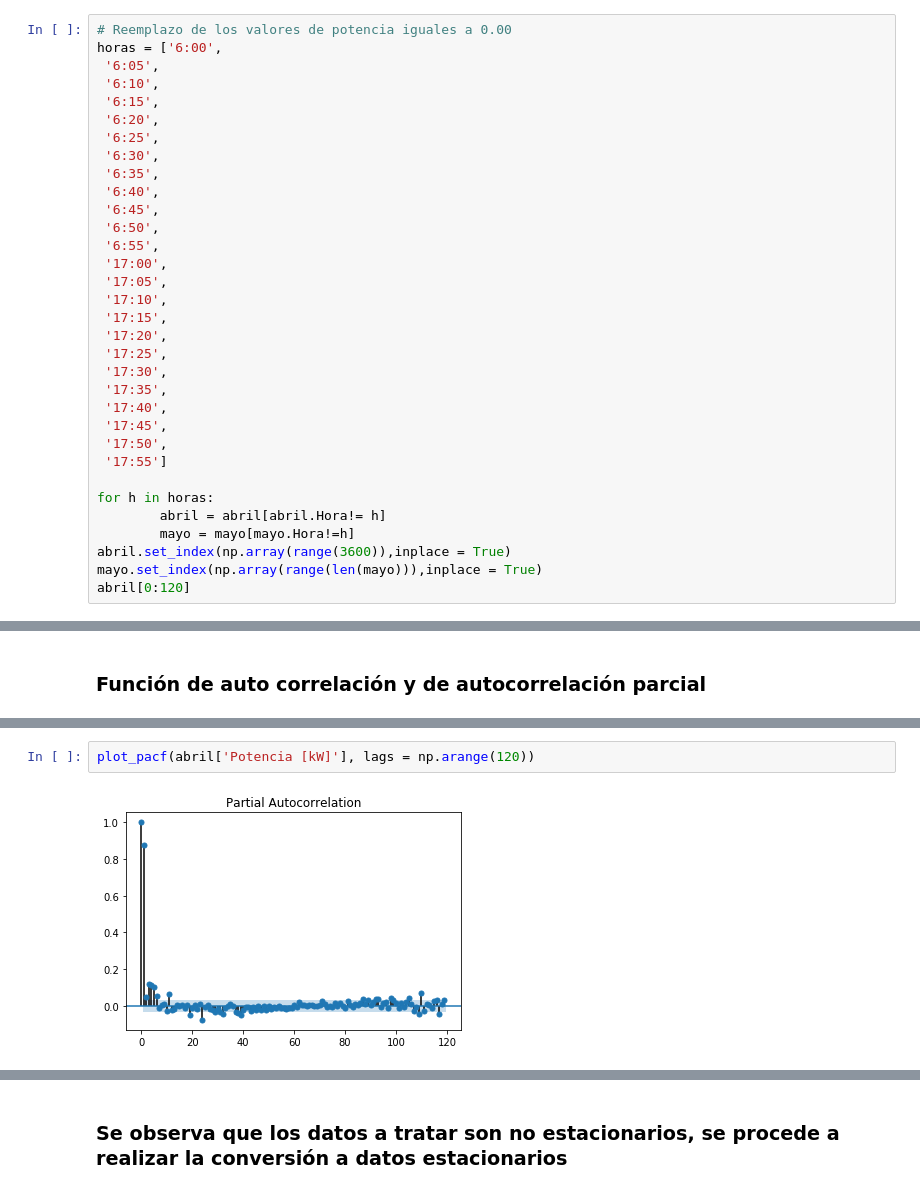
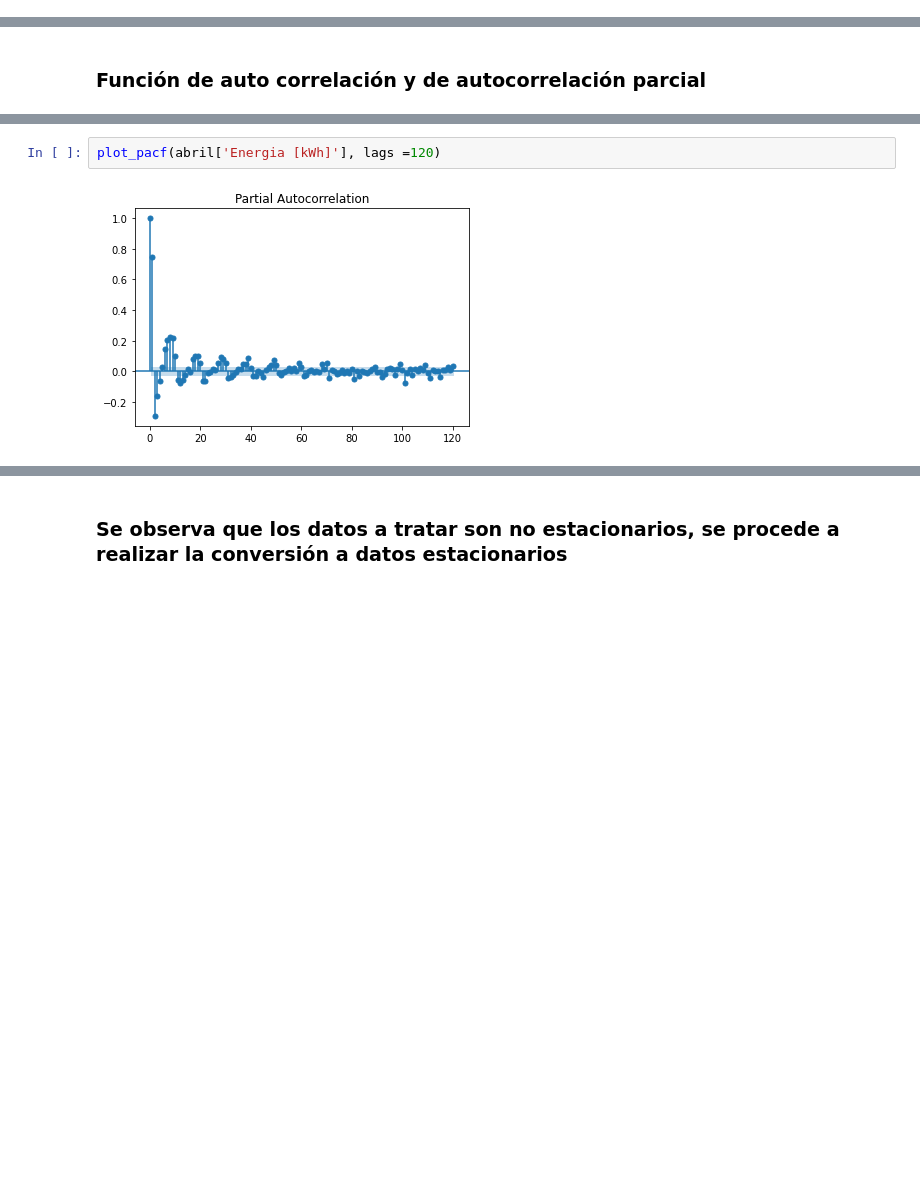
Before and after one commit to only-Robin/Proyecto-Electronica, a Jupyter notebook: DATOS SOLAR/Pre procesados/SARIMAX.ipynb, the cells around one changed output, grey strips where cells are left out. Cells and saved outputs as stored; diff of their text form; blank space fills up the shorter version.

```diff
--- a/DATOS SOLAR/Pre procesados/SARIMAX.ipynb
+++ b/DATOS SOLAR/Pre procesados/SARIMAX.ipynb
@@ -52,33 +40,0 @@ mayo.head()
-# %%
-# Reemplazo de los valores de potencia iguales a 0.00
-horas = ['6:00',
- '6:05',
- '6:10',
- '6:15',
- '6:20',
- '6:25',
- '6:30',
- '6:35',
- '6:40',
- '6:45',
- '6:50',
- '6:55',
- '17:00',
- '17:05',
- '17:10',
- '17:15',
- '17:20',
- '17:25',
- '17:30',
- '17:35',
- '17:40',
- '17:45',
- '17:50',
- '17:55']
-
-for h in horas:
-        abril = abril[abril.Hora!= h]
-        mayo = mayo[mayo.Hora!=h]
-abril.set_index(np.array(range(3600)),inplace = True)
-mayo.set_index(np.array(range(len(mayo))),inplace = True)
-abril[0:120]
@@ -127,4 +55,4 @@ plot_acf(abril['Potencia [kW]'], lags =120)
 # %%
-plot_pacf(abril['Potencia [kW]'], lags = np.arange(120))
+plot_pacf(abril['Energia [kWh]'], lags =120)
 # %% [output]
-[figure, old version]
+[figure, new version]
```
Also changed, not shown: parts of 28 cells of this notebook.
